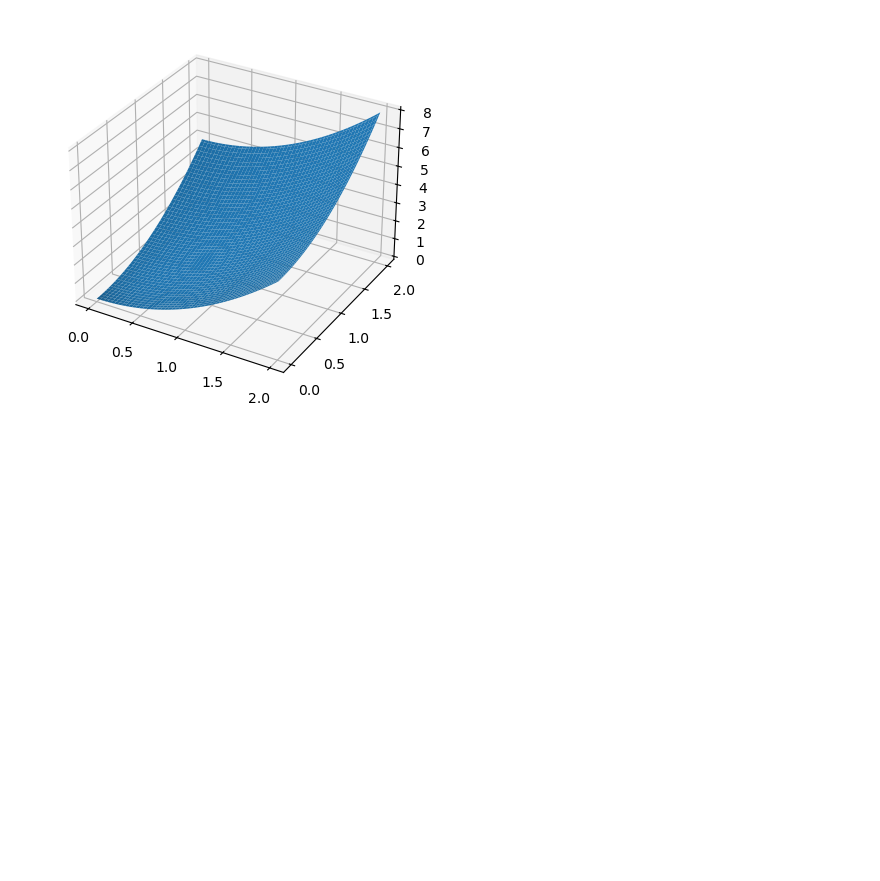
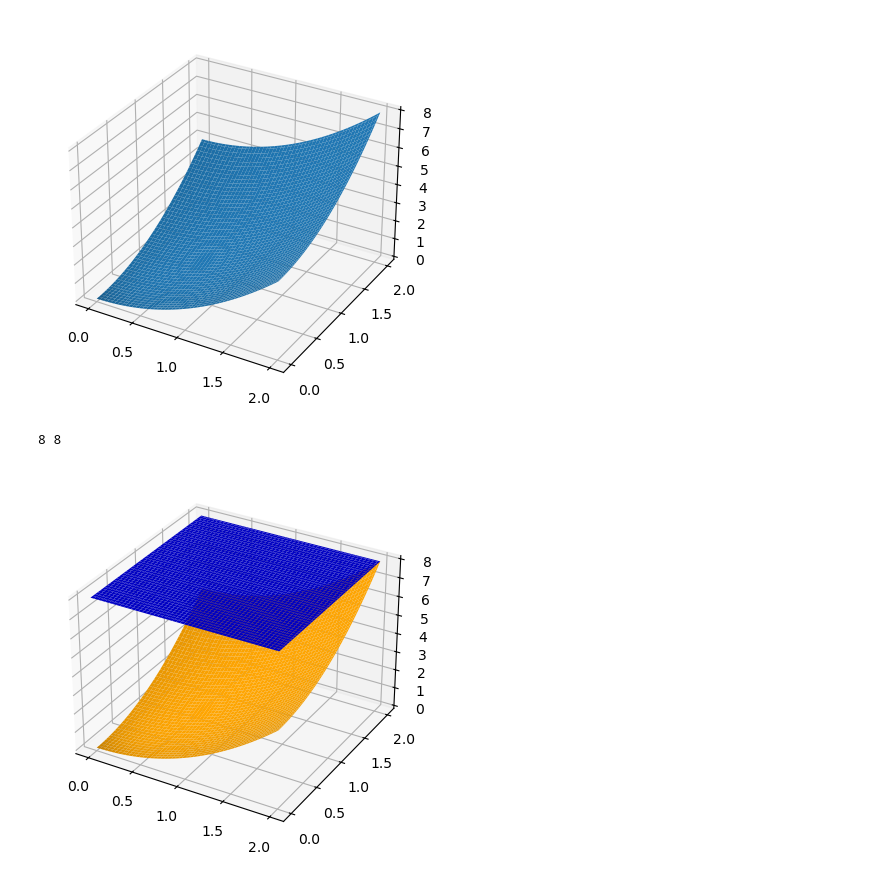
Before and after one commit to GenovaCosmology/AstroCosmoComputational, a Jupyter notebook: Students/AndreaGatti/Lesson7/Exercize1/Rejection_montecarlo.ipynb, the cells around one changed output. Saved outputs shown, nothing was run; the diff lists cells and outputs as text; code cells hidden in the pictures; blank space fills up the shorter version.

```diff
--- a/Students/AndreaGatti/Lesson7/Exercize1/Rejection_montecarlo.ipynb
+++ b/Students/AndreaGatti/Lesson7/Exercize1/Rejection_montecarlo.ipynb
@@ -146,0 +145,38 @@ plt.show()
+# %%
+#Proposal distribution
+def Nd_proposal(*args): #3D
+    z = sum(arg for arg in args) #i put this proof function, but in general i can put all functions that i want
+    return z
+
+# Generate data for proposal distribution
+X_p = np.linspace(0, 2, 100)
+Y_p = np.linspace(0, 2, 100)
+x_p, y_p = np.meshgrid(X_p, Y_p)
+Cost_x = np.full(100,4)
+Cost_y = np.full(100,4)
+cost_x, cost_y = np.meshgrid(Cost_x,Cost_y)
+
+z_p=Nd_proposal(cost_x,cost_y)
+z_max = np.max(z_p)
+z_min = np.min(z_p)
+print(z_min,z_max)
+
+#Find maximum and minimum of the proposal distribution:
+'''
+def max_min():
+
+    return minimum, maximum
+'''
+
+# Create 3D plot
+fig = plt.figure()
+ax = fig.add_subplot(111, projection='3d')
+ax.plot_surface(x_p, y_p, z_p, color='blue')
+ax.plot_surface(x, y, z, color='orange')
+
+
+# Display plot
+plt.show()
+# %% [output]
+8 8
+[figure, added]
```
Also changed, not shown: parts of 5 cells of this notebook.
